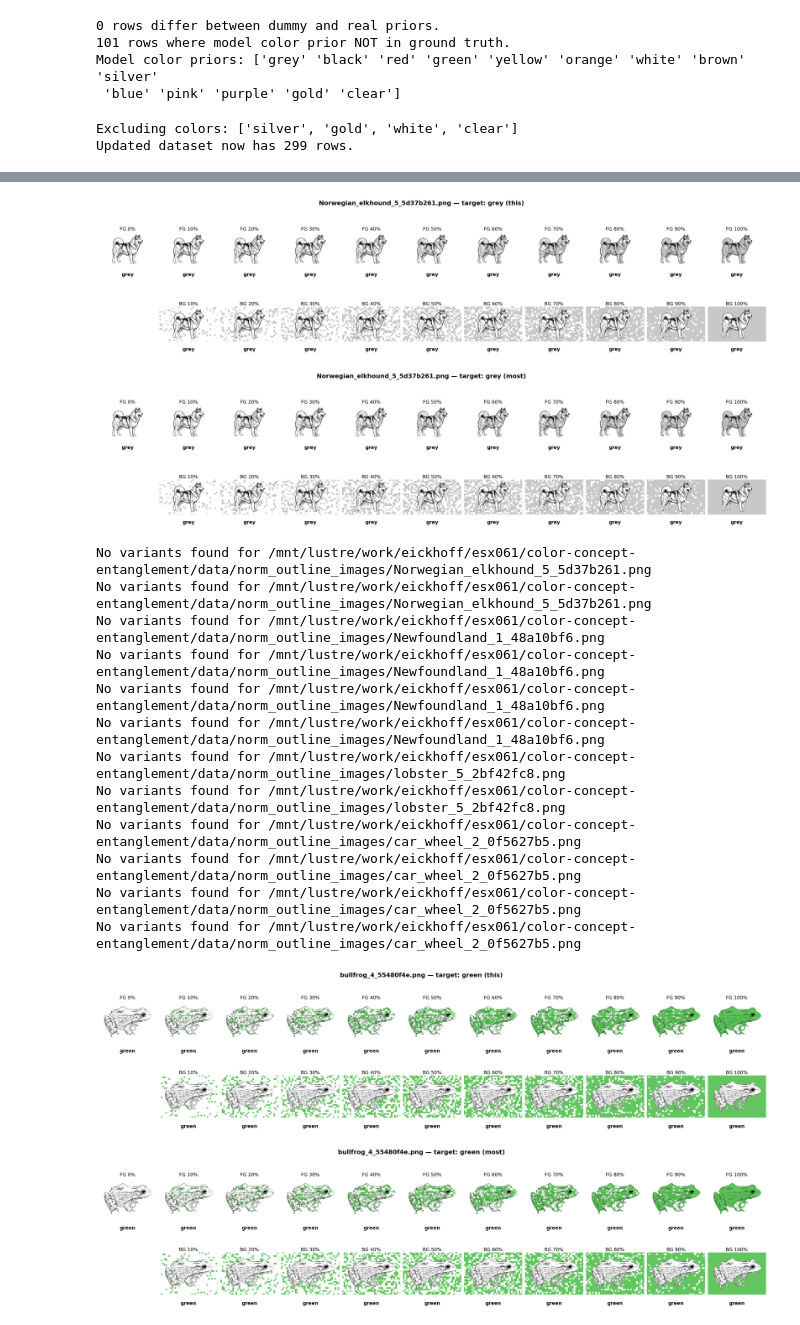
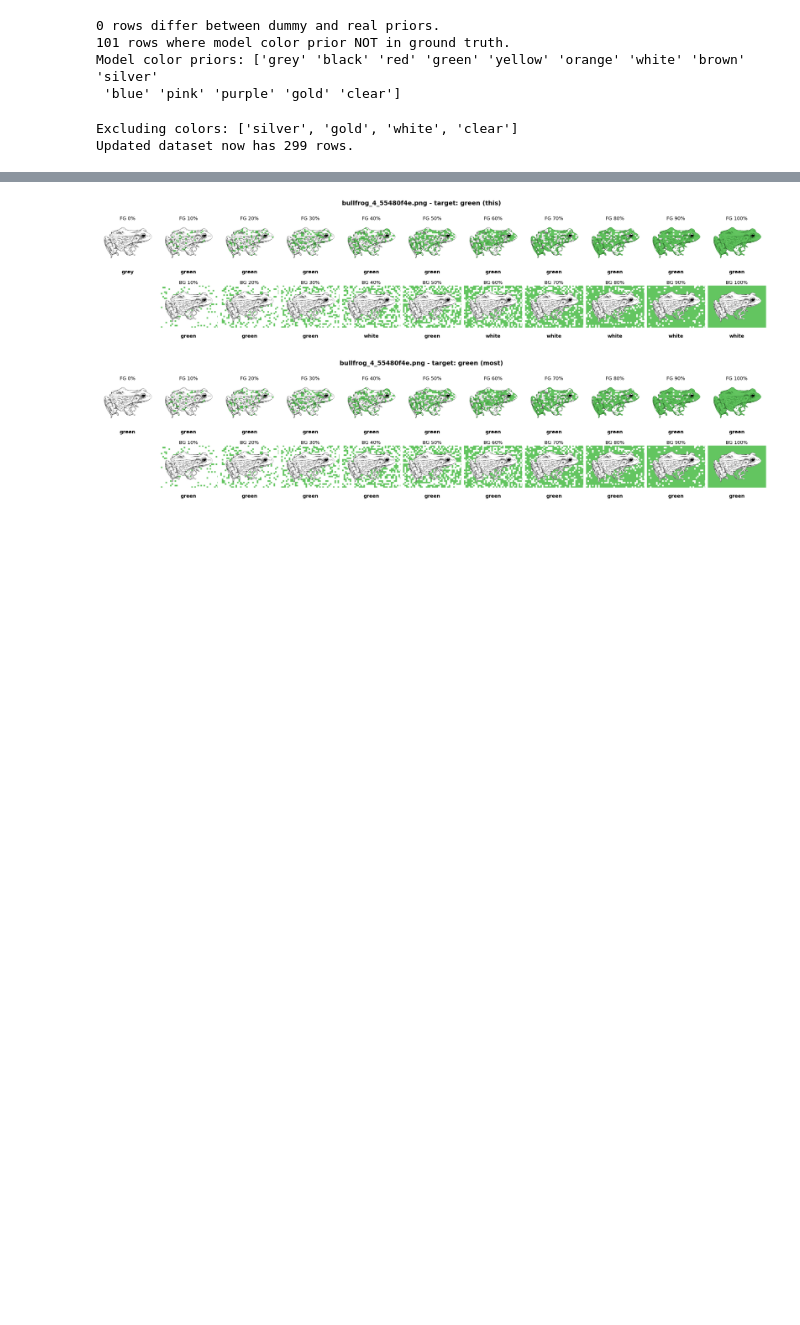
Before and after one commit to jonnemi/color-concept-entanglement, a Jupyter notebook: test_MLLMs.ipynb, the cells around one changed output, grey strips where cells are left out. Cells and saved outputs as stored; diff of their text form; code cells hidden in the pictures; blank space fills up the shorter version.

Commit message:
Refactor variant plotting function

```diff
--- a/test_MLLMs.ipynb
+++ b/test_MLLMs.ipynb
@@ -270,5 +193,5 @@ def show_variants_grid(image_path: str, target_color: str, out_root: Path = colo
 for idx, row in df.head().iterrows():
     target_colors = ast.literal_eval(row['correct_answer'])
     for tcol in target_colors:
-        show_variants_grid(row['image_path'], tcol)
+        show_variants_grid(row['image_path'], tcol, color_outlines)
 # %% [output]
@@ -513,24 +277,10 @@ def show_variants_grid_with_predictions(
 # %%
 for idx, row in df.head().iterrows():
     target_colors = ast.literal_eval(row['correct_answer'])
     for tcol in target_colors:
         # Show predictions for both question types
-        show_variants_grid_with_predictions(df_outline, row["image_path"], tcol, question="this")
-        show_variants_grid_with_predictions(df_outline, row["image_path"], tcol, question="most")
+        show_variants_grid(row["image_path"], tcol, color_outlines, pred_color_df, question="this")
+        show_variants_grid(row["image_path"], tcol, color_outlines, pred_color_df, question="most")
 # %% [output]
-[figure, old version]
+[figure, new version]
-[figure, old version]
+[figure, new version]
-No variants found for /mnt/lustre/work/eickhoff/esx061/color-concept-entanglement/data/norm_outline_images/Norwegian_elkhound_5_5d37b261.png
-No variants found for /mnt/lustre/work/eickhoff/esx061/color-concept-entanglement/data/norm_outline_images/Norwegian_elkhound_5_5d37b261.png
-No variants found for /mnt/lustre/work/eickhoff/esx061/color-concept-entanglement/data/norm_outline_images/Newfoundland_1_48a10bf6.png
-No variants found for /mnt/lustre/work/eickhoff/esx061/color-concept-entanglement/data/norm_outline_images/Newfoundland_1_48a10bf6.png
-No variants found for /mnt/lustre/work/eickhoff/esx061/color-concept-entanglement/data/norm_outline_images/Newfoundland_1_48a10bf6.png
-No variants found for /mnt/lustre/work/eickhoff/esx061/color-concept-entanglement/data/norm_outline_images/Newfoundland_1_48a10bf6.png
-No variants found for /mnt/lustre/work/eickhoff/esx061/color-concept-entanglement/data/norm_outline_images/lobster_5_2bf42fc8.png
-No variants found for /mnt/lustre/work/eickhoff/esx061/color-concept-entanglement/data/norm_outline_images/lobster_5_2bf42fc8.png
-No variants found for /mnt/lustre/work/eickhoff/esx061/color-concept-entanglement/data/norm_outline_images/car_wheel_2_0f5627b5.png
-No variants found for /mnt/lustre/work/eickhoff/esx061/color-concept-entanglement/data/norm_outline_images/car_wheel_2_0f5627b5.png
-No variants found for /mnt/lustre/work/eickhoff/esx061/color-concept-entanglement/data/norm_outline_images/car_wheel_2_0f5627b5.png
-No variants found for /mnt/lustre/work/eickhoff/esx061/color-concept-entanglement/data/norm_outline_images/car_wheel_2_0f5627b5.png
-[figure, removed]
-[figure, removed]
```
Also changed, not shown: parts of 11 cells of this notebook, 2 other files.
